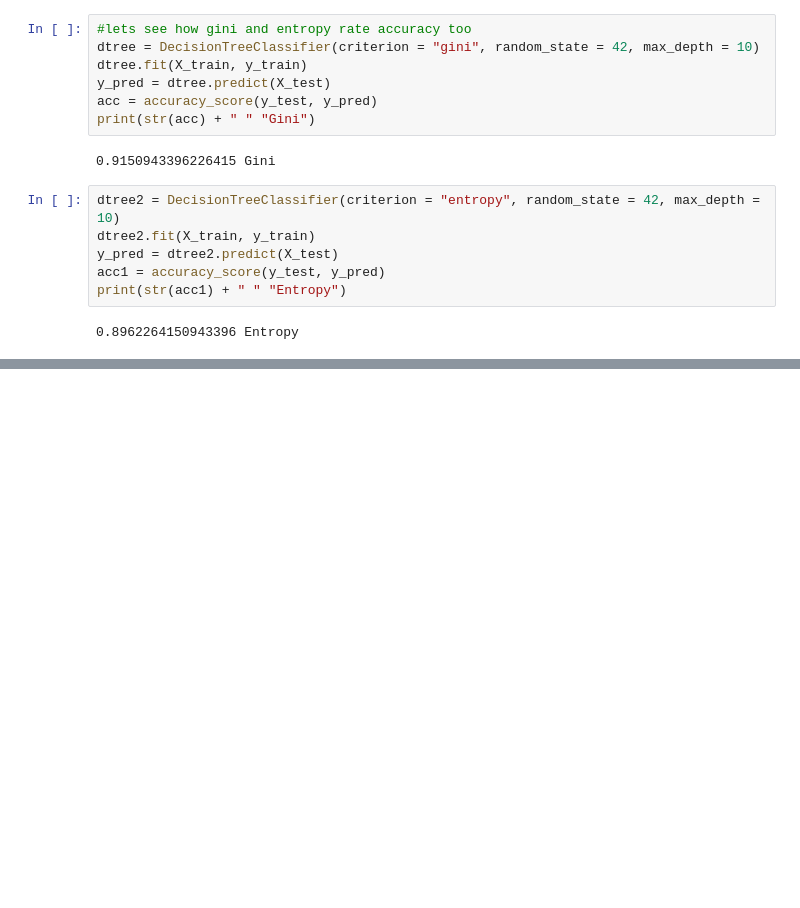
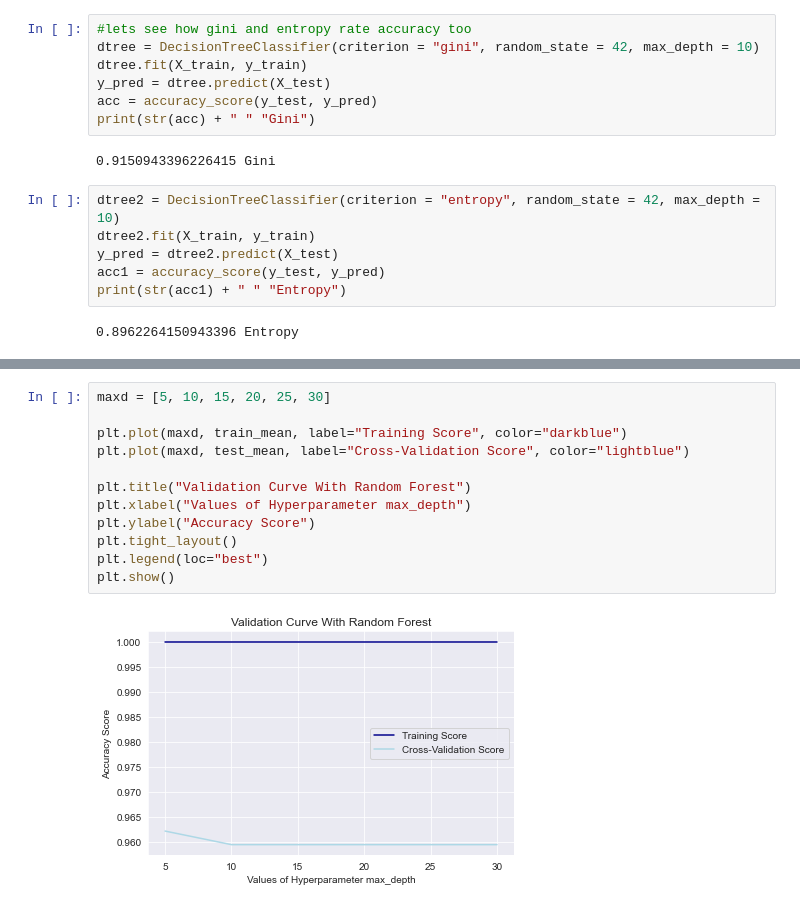
Before and after one commit to lordofsahil/cancerproject, a Jupyter notebook: Cancer_Final.ipynb, the cells around one changed output, grey strips where cells are left out. Drawn from its saved outputs; the diff is of its cells as text; blank space fills up the shorter version.

```diff
--- a/Cancer_Final.ipynb
+++ b/Cancer_Final.ipynb
@@ -506,3 +530,17 @@ bestF = gridF.fit(x_train, y_train)
+# %%
+maxd = [5, 10, 15, 20, 25, 30]
+
+plt.plot(maxd, train_mean, label="Training Score", color="darkblue")
+plt.plot(maxd, test_mean, label="Cross-Validation Score", color="lightblue")
+
+plt.title("Validation Curve With Random Forest")
+plt.xlabel("Values of Hyperparameter max_depth")
+plt.ylabel("Accuracy Score")
+plt.tight_layout()
+plt.legend(loc="best")
+plt.show()
+# %% [output]
+[figure, added]
 # %%
 from sklearn.metrics import mean_squared_error
 
```
Also changed, not shown: parts of 13 cells of this notebook, 1 other file.
